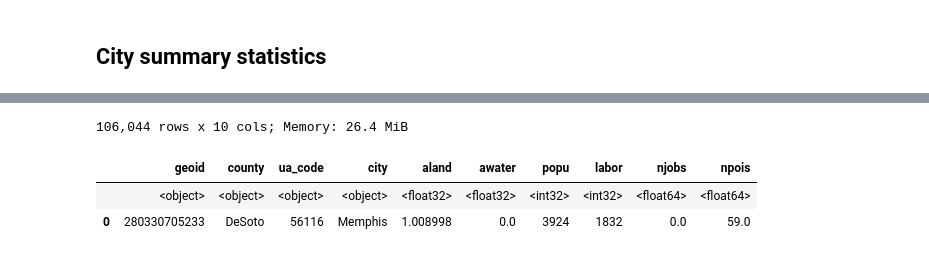
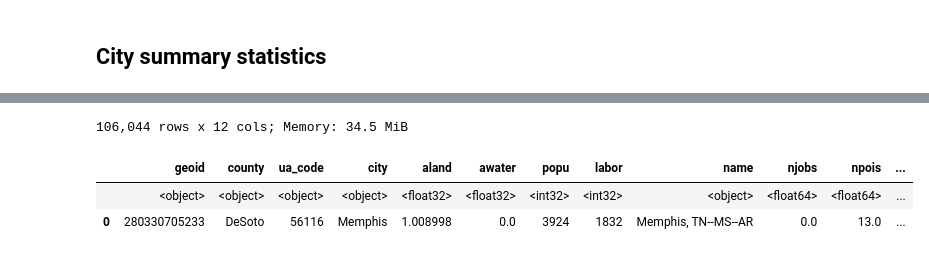
Before and after one commit to rvanxer/spatial_access_america, a Jupyter notebook: 2_Opportunities.ipynb, the cells around one changed output, grey strips where cells are left out. Drawn from its saved outputs; the diff is of its cells as text; code cells hidden in the pictures.

```diff
--- a/2_Opportunities.ipynb
+++ b/2_Opportunities.ipynb
@@ -12,3 +17,5 @@ disp(states := pd.read_parquet('data/geometry/states.parquet',
 |  | code | name |
 |  | <object> | <object> |
 | 0 | AL | Alabama |
+# %%
+zones = disp(gpd.read_parquet('data/geometry/zones.parquet'))
@@ -143,0 +166,8 @@ disp(pois := pd.read_parquet('data/opport/pois.parquet'));
+# %%
+# osm_pois = []
+# for city in (pbar := tqdm(sorted(set(zones.city)))):
+#     pbar.set_description(city)
+#     osm_pois.append(get_pois_by_zone(city))
+# osm_pois = pd.concat(osm_pois).astype(D(geoid=CAT)).reset_index(drop=1)
+# disp(osm_pois).to_parquet('data/opport/pois_osm.parquet') # 1h2m
+osm_pois = disp(pd.read_parquet('data/opport/pois_osm.parquet'))
@@ -148,0 +192,15 @@ filt(pois, level='BG').groupby('kind', observed=0).npois.sum().to_frame().T
+# %%
+cols = {'Latitude': 'lat', 'Longitude': 'lon', 'Open Date': 'open_date',
+        'EV Level2 EVSE Num': 'l2', 'EV DC Fast Count': 'fdc'}
+evci = (pd.read_csv('data/opport/alt_fuel_stations.csv',
+                    usecols=list(cols)).rename(columns=cols)
+        .query('(open_date <= "2024-12-31")'))
+evci = disp(
+    pdf2gdf(evci.fillna(0), 'lon', 'lat', CRS_DEG)
+    .sjoin(zones, predicate='within')
+    .groupby(['geoid', 'level'], observed=True)
+    .agg(evcs=('l2', 'count'), l2=('l2', 'sum'), fdc=('fdc', 'sum'))
+    .astype(I32).reset_index()
+    .rename(columns=D(evcs='Stations', l2='Level 2', fdc='Fast DC'))
+    .melt(['geoid', 'level'], var_name='kind', value_name='opport')
+)
@@ -165,2 +229,4 @@ disp(opport := pd.read_parquet('data/opport/opportunities.parquet'));
 # %% [markdown]
 ## City summary statistics
+# %%
+urba = disp(pd.read_parquet('data/geometry/urban_zones.parquet'))
@@ -167,12 +238,16 @@ disp(opport := pd.read_parquet('data/opport/opportunities.parquet'));
 # %%
-disp(bgs2 := (filt(bgs.drop(columns='geometry'), level='BG')
-              .merge(filt(jobs21, kind='All', level='BG'), 'left')
-              .merge(filt(pois, kind='All', level='BG'), 'left')
-              .astype(D(county=str, ua_code=str, city=str))
-              .fillna(0)));
+bgs2 = disp(
+    filt(zones.drop(columns='geometry'), level='BG')
+    .merge(urba[['name', 'geoid']], on='geoid')
+    .merge(filt(jobs22, kind='All', level='BG'), 'left')
+    .merge(filt(osm_pois, kind='All', level='BG'), 'left')
+    .merge(filt(evci, kind='Stations', level='BG')
+           .rename(columns=D(opport='nevcs')), 'left')
+    .astype(D(county=str, ua_code=str, city=str, name=str))
+    .fillna(0))
 # %% [output]
-106,044 rows x 10 cols; Memory: 26.4 MiB
+106,044 rows x 12 cols; Memory: 34.5 MiB
-|  | geoid | county | ua_code | city | aland | awater | popu | labor | njobs | npois |
-|  | <object> | <object> | <object> | <object> | <float32> | <float32> | <int32> | <int32> | <float64> | <float64> |
-| 0 | 280330705233 | DeSoto | 56116 | Memphis | 1.008998 | 0.0 | 3924 | 1832 | 0.0 | 59.0 |
+|  | geoid | county | ua_code | city | aland | awater | popu | labor | name | njobs | npois | ... |
+|  | <object> | <object> | <object> | <object> | <float32> | <float32> | <int32> | <int32> | <object> | <float64> | <float64> | ... |
+| 0 | 280330705233 | DeSoto | 56116 | Memphis | 1.008998 | 0.0 | 3924 | 1832 | Memphis, TN--MS--AR | 0.0 | 13.0 | ... |
 # %%
```
Also changed, not shown: parts of 27 cells of this notebook, 1 other file.
